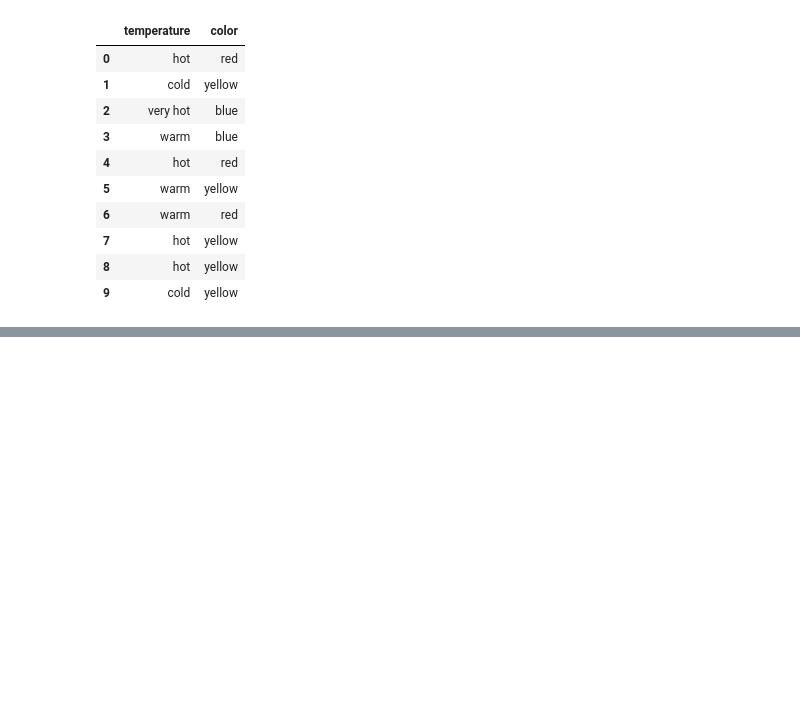
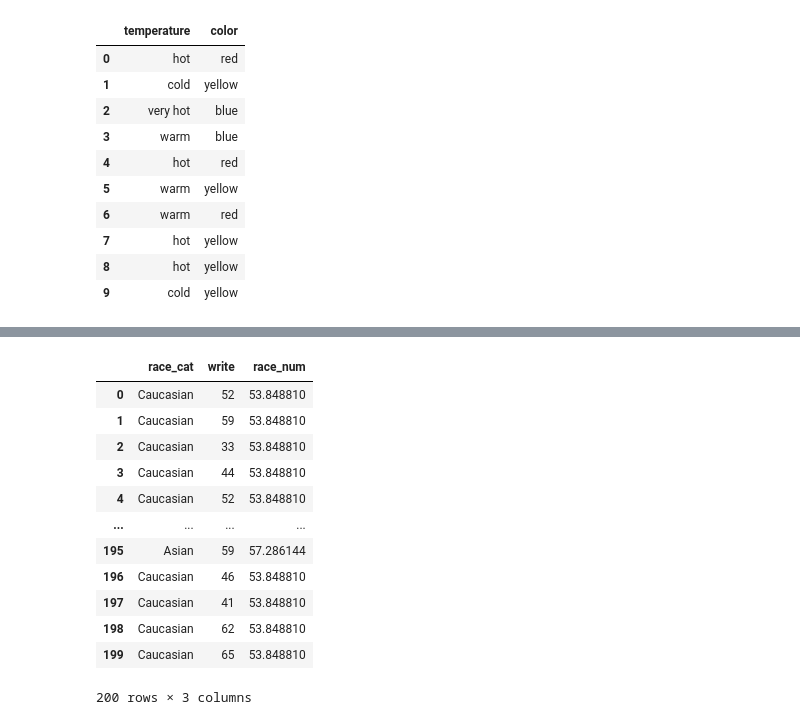
Before and after one commit to amareyah/MaxinAI_Education, a Jupyter notebook: ml_intro/categorial_data_encoding.ipynb, the cells around one changed output, grey strips where cells are left out. Drawn from its saved outputs; the diff is of its cells as text; code cells hidden in the pictures; blank space fills up the shorter version.

```diff
--- a/ml_intro/categorial_data_encoding.ipynb
+++ b/ml_intro/categorial_data_encoding.ipynb
@@ -269,0 +285,2 @@ df.select_dtypes(include=object)
+# %%
+data = data[['race_cat','write']]
@@ -269,0 +297,4 @@ df.select_dtypes(include=object)
+# %%
+james = ce.james_stein.JamesSteinEncoder(cols='race_cat', model='independent',sigma=0.5)
+# %%
+c = james.fit_transform(data['race_cat'], data['write']).rename(columns={'race_cat':'race_num'})
@@ -269,0 +317,18 @@ df.select_dtypes(include=object)
+# %%
+data = pd.concat([data,c], axis=1)
+# %%
+data
+# %% [output]
+|  | race_cat | write | race_num |
+| 0 | Caucasian | 52 | 53.848810 |
+| 1 | Caucasian | 59 | 53.848810 |
+| 2 | Caucasian | 33 | 53.848810 |
+| 3 | Caucasian | 44 | 53.848810 |
+| 4 | Caucasian | 52 | 53.848810 |
+| ... | ... | ... | ... |
+| 195 | Asian | 59 | 57.286144 |
+| 196 | Caucasian | 46 | 53.848810 |
+| 197 | Caucasian | 41 | 53.848810 |
+| 198 | Caucasian | 62 | 53.848810 |
+| 199 | Caucasian | 65 | 53.848810 |
+200 rows × 3 columns
```
Also changed, not shown: parts of 9 cells of this notebook.
